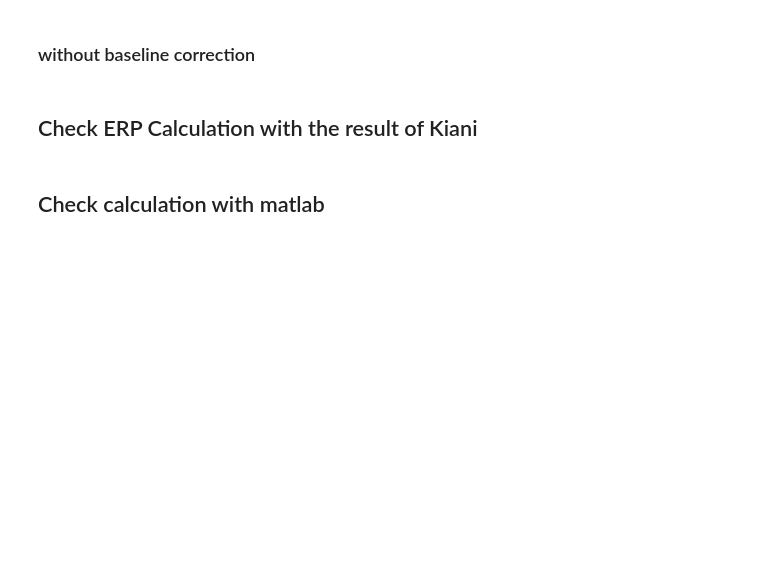
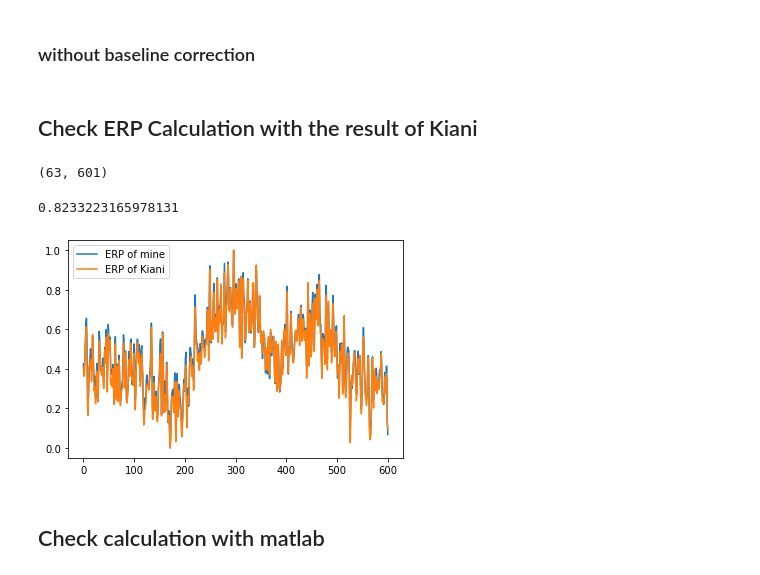
Before and after one commit to AIRLab-Sharif/Parkinson-PAC, a Jupyter notebook: python/Plot_topographies.ipynb, the cells around one changed output. Cells and saved outputs as stored; diff of their text form; code cells hidden in the pictures; blank space fills up the shorter version.

```diff
--- a/python/Plot_topographies.ipynb
+++ b/python/Plot_topographies.ipynb
@@ -55,7 +55,8 @@ nobaseline = True
 ## Load ERPs
 ### with baseline correction and channel normalization
 # %%
-Path = 'D:\Mastersharif\MasterProject\data\parkinsons-oddball'
+# Path = 'D:\Mastersharif\MasterProject\data\parkinsons-oddball'
+Path = '/mnt/D/Mastersharif/MasterProject/data/parkinsons-oddball'
 nobaseline = False
 ERP_collection = np.zeros([3,25,3,63,601])
 list_tasks_info.shape[0]
@@ -124,7 +125,7 @@ for i in np.arange(num_task_file):
 ## Check ERP Calculation with the result of Kiani
 # %%
 Stimuli = ['S200','S201','S202']
-Trials = np.load('..\data\sub-001_ses-01_task-Rest_epochs.npz')
+Trials = np.load('../data/sub-001_ses-01_task-Rest_epochs.npz')
 # ERP = np.load('..\data\epochs.npz')
 # ERP = ERP['epochs']
 # print(ERP.shape)
@@ -132,33 +133,37 @@ Group_num = 0
 Subject_num = 0
 Stimulus_num = 2
 Channel_num = 2
 
 ERP = np.mean(Trials[Stimuli[Stimulus_num]],axis=0)
 print(ERP.shape)
 
 
 temp = ERP_collection[Group_num,Subject_num,Stimulus_num,Channel_num,:]
 
 
 
 vmax = np.max(temp)
 vmin = np.min(temp)
 temp_norm = (temp-vmin)/(vmax-vmin)
 plt.plot(temp_norm)
 # plt.plot(temp)
 
 temp1 = ERP[Channel_num,:]
 # temp1 = ERP[0,Subject_num,Stimulus_num,0,Channel_num,:]
 vmax = np.max(temp1)
 vmin = np.min(temp1)
 temp1_norm = (temp1-vmin)/(vmax-vmin)
 plt.plot(temp1_norm)
 # plt.plot(temp1)
 
 plt.legend(['ERP of mine','ERP of Kiani'])
 
 
 np.linalg.norm(temp1_norm-temp_norm)
+# %% [output]
+(63, 601)
+0.8233223165978131
+[figure, added]
 # %% [markdown]
 ## Check calculation with matlab
 # %%
```
Also changed, not shown: 13 other files.
